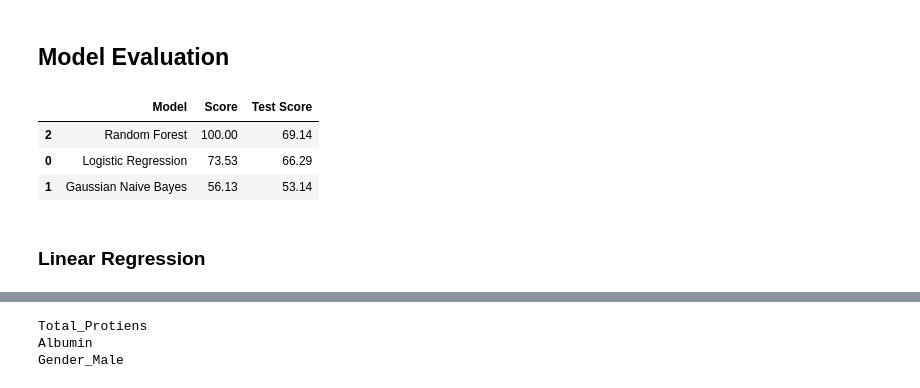
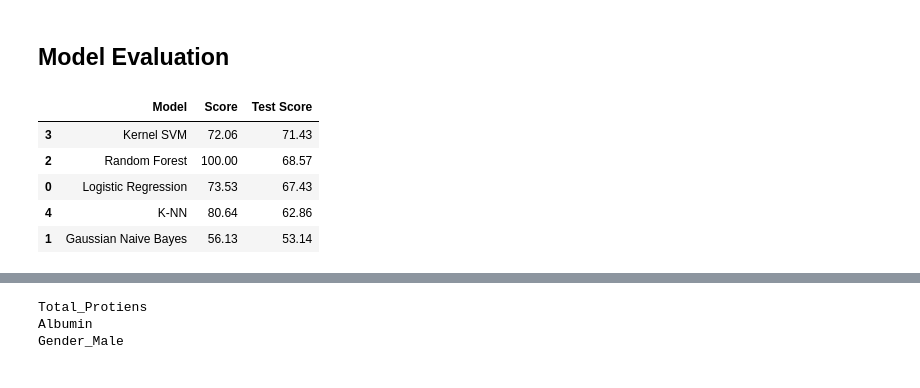
Before and after one commit to nzarko/ml, a Jupyter notebook: Projects/MachineLearning/LiverPatients/src/liver_disease_ml.ipynb, the cells around one changed output, grey strips where cells are left out. Cells and saved outputs as stored; diff of their text form; code cells hidden in the pictures.

```diff
--- a/Projects/MachineLearning/LiverPatients/src/liver_disease_analysis.ipynb
+++ b/Projects/MachineLearning/LiverPatients/src/liver_disease_ml.ipynb
@@ -503,0 +519,17 @@ avg / total       0.67      0.69      0.68       175
+# %%
+# Fitting SVM to the Training set
+from sklearn.svm import SVC
+ksvm_classifier = SVC(kernel='rbf',random_state=101)
+ksvm_classifier.fit(X_train,y_train)
+
+# Predicting the Test set results
+ksvm_y_pred = ksvm_classifier.predict(X_test)
+# %%
+# Score Kernel SVM
+ksvm_score = round(ksvm_classifier.score(X_train, y_train) * 100, 2)
+ksvm_score_test = round(ksvm_classifier.score(X_test, y_test) * 100, 2)
+print('SVM Score: \n', ksvm_score)
+print('SVM Test Score: \n', ksvm_score_test)
+print('Accuracy: \n', accuracy_score(y_test,ksvm_y_pred))
+#print(confusion_matrix(y_test,rf_predicted))
+print(classification_report(y_test,ksvm_y_pred))
@@ -503,0 +558,15 @@ avg / total       0.67      0.69      0.68       175
+# %%
+knn_classifier = KNeighborsClassifier(n_neighbors = 5, metric = 'minkowski', p = 2)
+knn_classifier.fit(X_train, y_train)
+
+# Predicting the Test set results
+knn_y_pred = knn_classifier.predict(X_test)
+# %%
+# Score K-NN
+knn_score = round(knn_classifier.score(X_train, y_train) * 100, 2)
+knn_score_test = round(knn_classifier.score(X_test, y_test) * 100, 2)
+print('SVM Score: \n', knn_score)
+print('SVM Test Score: \n', knn_score_test)
+print('Accuracy: \n', accuracy_score(y_test,knn_y_pred))
+#print(confusion_matrix(y_test,rf_predicted))
+print(classification_report(y_test,knn_y_pred))
@@ -506,17 +588,17 @@ avg / total       0.67      0.69      0.68       175
 # %%
 #We can now rank our evaluation of all the models to choose the best one for our problem.
 models = pd.DataFrame({
-    'Model': [ 'Logistic Regression', 'Gaussian Naive Bayes','Random Forest'],
-    'Score': [ logreg_score, gauss_score, random_forest_score],
-    'Test Score': [ logreg_score_test, gauss_score_test, random_forest_score_test]})
+    'Model': [ 'Logistic Regression', 'Gaussian Naive Bayes','Random Forest', 'Kernel SVM','K-NN'],
+    'Score': [ logreg_score, gnb_score, random_forest_score, ksvm_score, knn_score],
+    'Test Score': [ logreg_score_test, gnb_score_test, random_forest_score_test, ksvm_score_test, knn_score_test]})
 models.sort_values(by='Test Score', ascending=False)
 # %% [output]
 |  | Model | Score | Test Score |
-| 2 | Random Forest | 100.00 | 69.14 |
-| 0 | Logistic Regression | 73.53 | 66.29 |
+| 3 | Kernel SVM | 72.06 | 71.43 |
+| 2 | Random Forest | 100.00 | 68.57 |
+| 0 | Logistic Regression | 73.53 | 67.43 |
+| 4 | K-NN | 80.64 | 62.86 |
 | 1 | Gaussian Naive Bayes | 56.13 | 53.14 |
-# %% [markdown]
-<h3> Linear Regression </h3>
 # %%
 linear = linear_model.LinearRegression()
 # Train the model using the training sets and check score
```
Also changed, not shown: parts of 27 cells of this notebook, 3 other files.
